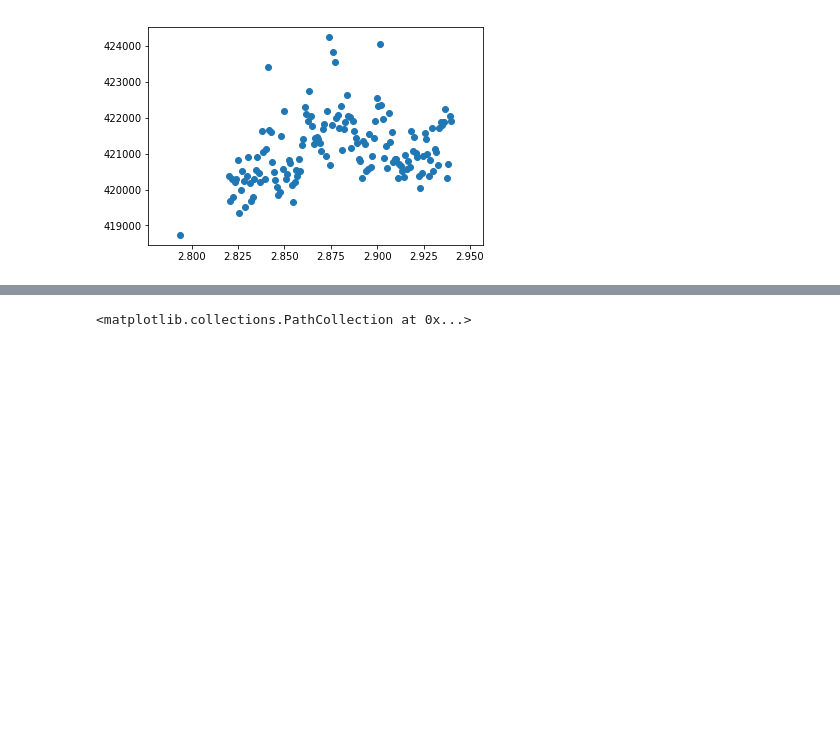
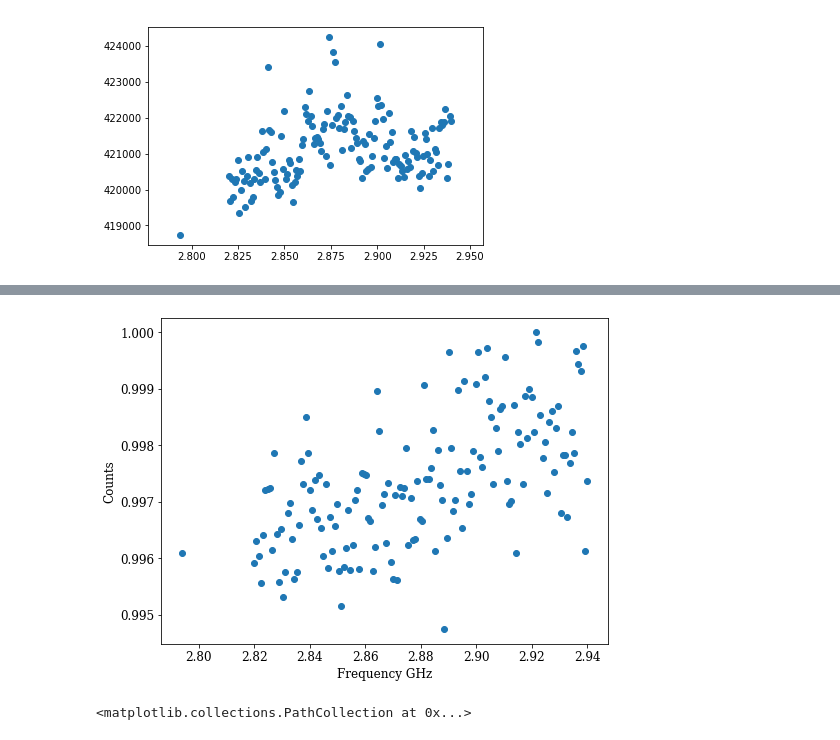
Before and after one commit to Lyra-Cronin/Thesis-Python, a Jupyter notebook: Graphing.ipynb, the cells around one changed output, grey strips where cells are left out. Drawn from its saved outputs; the diff is of its cells as text; code cells hidden in the pictures; blank space fills up the shorter version.

```diff
--- a/Graphing.ipynb
+++ b/Graphing.ipynb
@@ -192,4 +224,2 @@ frequencies = np.array([2.793883, 2.82, 2.82080537, 2.82161074, 2.82241611, 2.82
-plt.scatter(frequencies, counts)
-
 print((np.max(counts) -np.min(counts))/np.max(counts))
 # %% [output]
@@ -198 +227,20 @@ print((np.max(counts) -np.min(counts))/np.max(counts))
+# %%
+counts = counts/np.max(counts)
+# %%
+plt.rc('font', family='serif')
+plt.rc('ytick', labelsize='12')
+plt.rc('xtick', labelsize='12')
+
+
+fig = plt.figure(figsize=(8,6))
+ax = fig.add_subplot(1, 1, 1)
+
+ax.scatter(frequencies, counts)
+
+ax.set_ylabel('Counts', fontsize=12)
+ax.set_xlabel('Frequency GHz', fontsize=12)
+
+plt.savefig('/Users/lyracronin/Dropbox/Apps/Overleaf/mqthesis-master/cavity_automation_no_contrast.pdf')
+# %% [output]
+[figure, added]
 # %%
```
Also changed, not shown: parts of 18 cells of this notebook, 1 other file.
